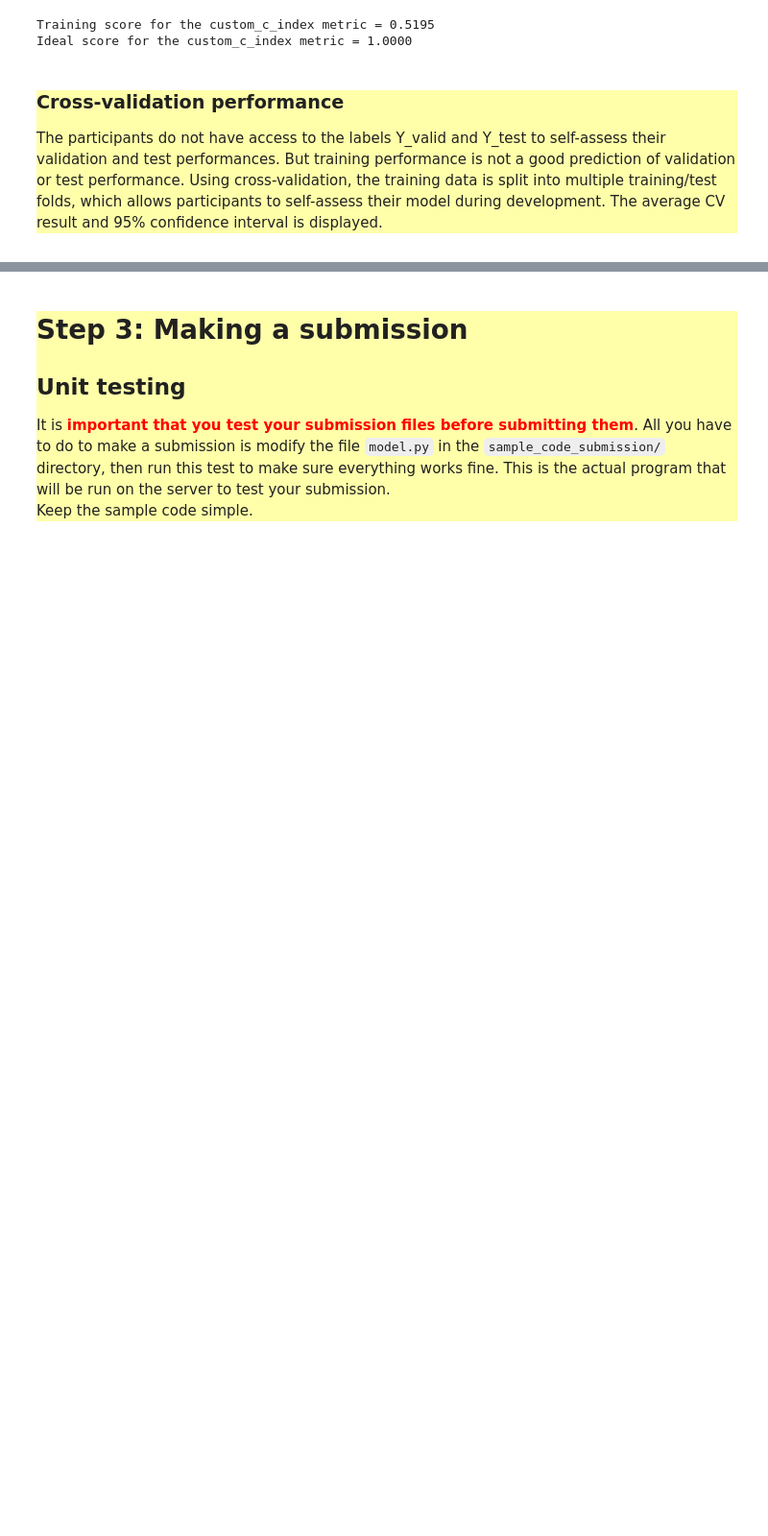
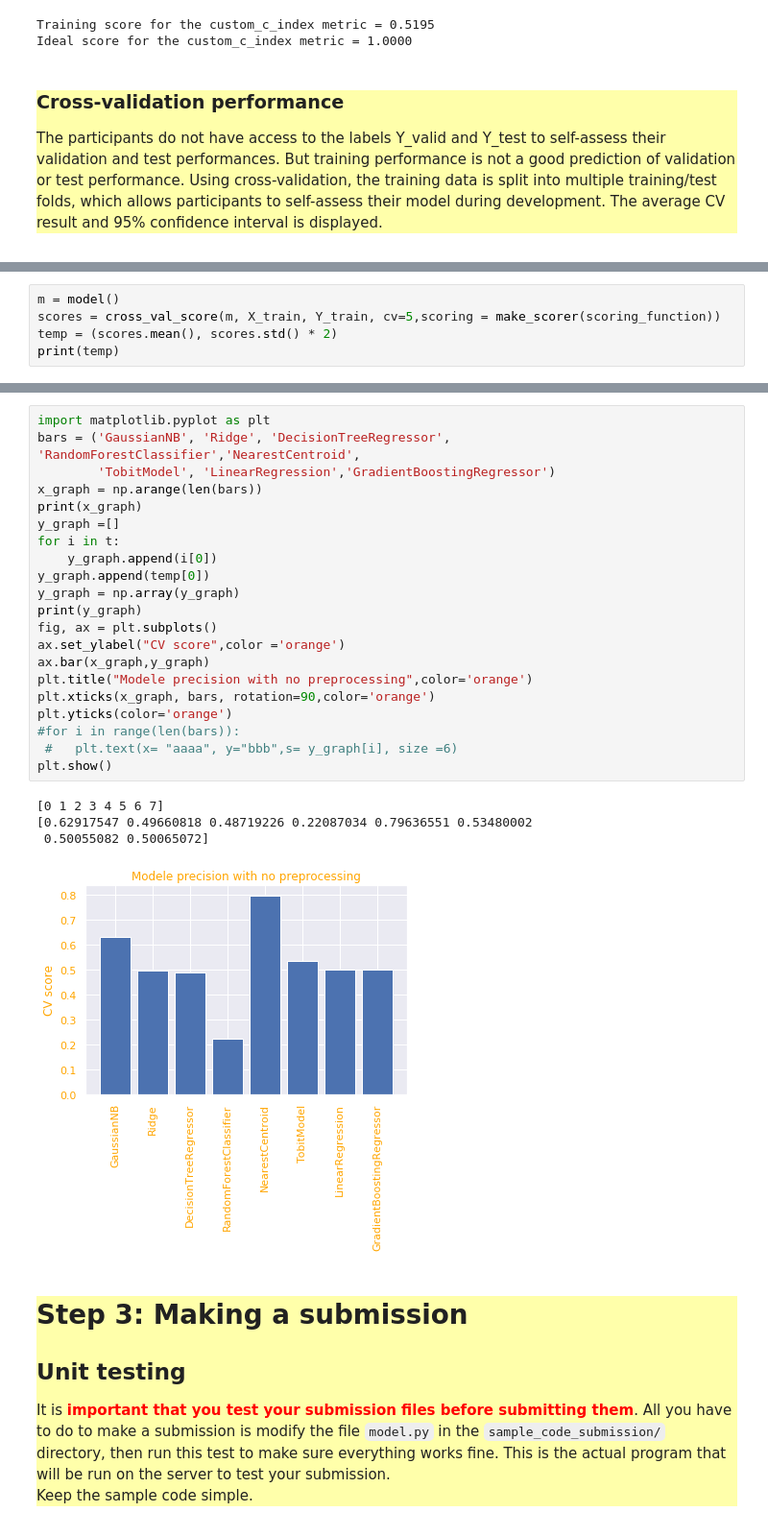
Before and after one commit to upsudghosts/ghosts, a Jupyter notebook: starting_kit/README.ipynb, the cells around one changed output, grey strips where cells are left out. Shown: that part at 96% size. Cells and saved outputs as stored; diff of their text form; blank space fills up the shorter version.

Commit message:
affichage score

```diff
--- a/starting_kit/README.ipynb
+++ b/starting_kit/README.ipynb
@@ -325,0 +383,5 @@ FIT: dim(y)= [15437, 2]
+# %%
+m = model()
+scores = cross_val_score(m, X_train, Y_train, cv=5,scoring = make_scorer(scoring_function))
+temp = (scores.mean(), scores.std() * 2)
+print(temp)
@@ -326,3 +406,29 @@ FIT: dim(y)= [15437, 2]
+# %%
+import matplotlib.pyplot as plt
+bars = ('GaussianNB', 'Ridge', 'DecisionTreeRegressor', 'RandomForestClassifier','NearestCentroid',
+        'TobitModel', 'LinearRegression','GradientBoostingRegressor')
+x_graph = np.arange(len(bars))
+print(x_graph)
+y_graph =[]
+for i in t:
+    y_graph.append(i[0])
+y_graph.append(temp[0])
+y_graph = np.array(y_graph)
+print(y_graph)
+fig, ax = plt.subplots()
+ax.set_ylabel("CV score",color ='orange')
+ax.bar(x_graph,y_graph)
+plt.title("Modele precision with no preprocessing",color='orange')
+plt.xticks(x_graph, bars, rotation=90,color='orange')
+plt.yticks(color='orange')
+#for i in range(len(bars)):
+ #   plt.text(x= "aaaa", y="bbb",s= y_graph[i], size =6)
+plt.show()
+# %% [output]
+[0 1 2 3 4 5 6 7]
+[0.62917547 0.49660818 0.48719226 0.22087034 0.79636551 0.53480002
+ 0.50055082 0.50065072]
+[figure, added]
 # %% [markdown]
 <div style="background:#FFFFAA">
 <h1> Step 3: Making a submission </h1>
```
Also changed, not shown: parts of 8 cells of this notebook, 1 other file.
